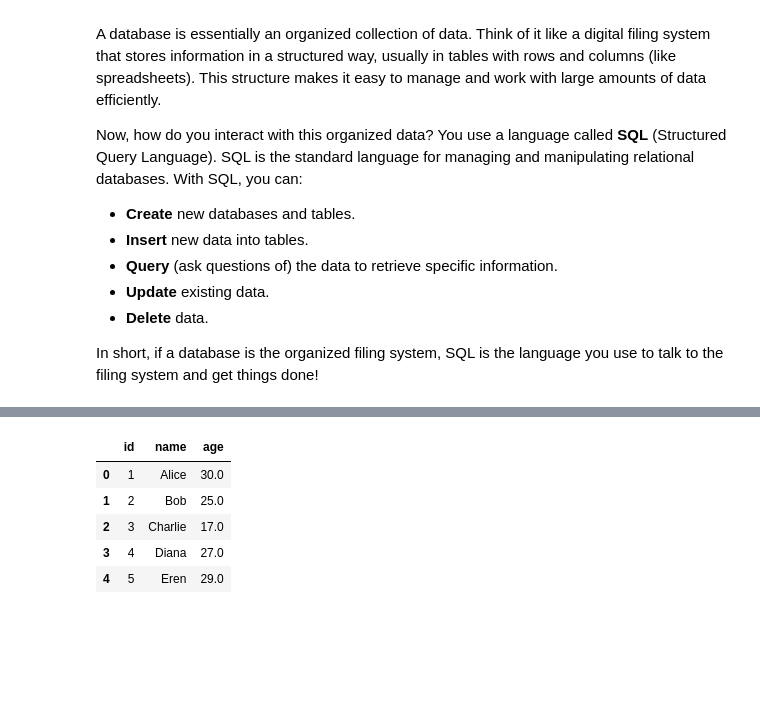
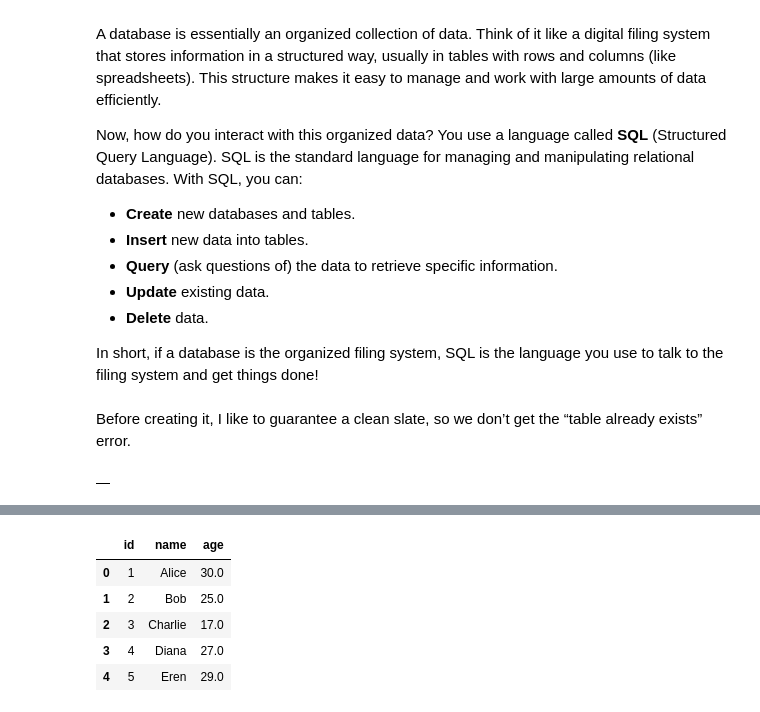
Before and after one commit to JulTob/SQL, a Jupyter notebook: SQL.ipynb, the cells around one changed output, grey strips where cells are left out. Saved outputs shown, nothing was run; the diff lists cells and outputs as text; code cells hidden in the pictures; blank space fills up the shorter version.

```diff
--- a/SQL.ipynb
+++ b/SQL.ipynb
@@ -74,3 +77,16 @@ Now, how do you interact with this organized data? You use a language called **S
 *   **Delete** data.
 
 In short, if a database is the organized filing system, SQL is the language you use to talk to the filing system and get things done!
+# %% [markdown]
+Before creating it, I like to guarantee a clean slate, so we don’t get the “table already exists” error.
+# %%
+%%sql
+DROP TABLE IF EXISTS users;
+-- Restarts the table
+
+CREATE TABLE users (
+    id INTEGER PRIMARY KEY,
+    name TEXT,
+    age INTEGER);
+# %% [output]
+|  |
```
Also changed, not shown: parts of 85 cells of this notebook.
